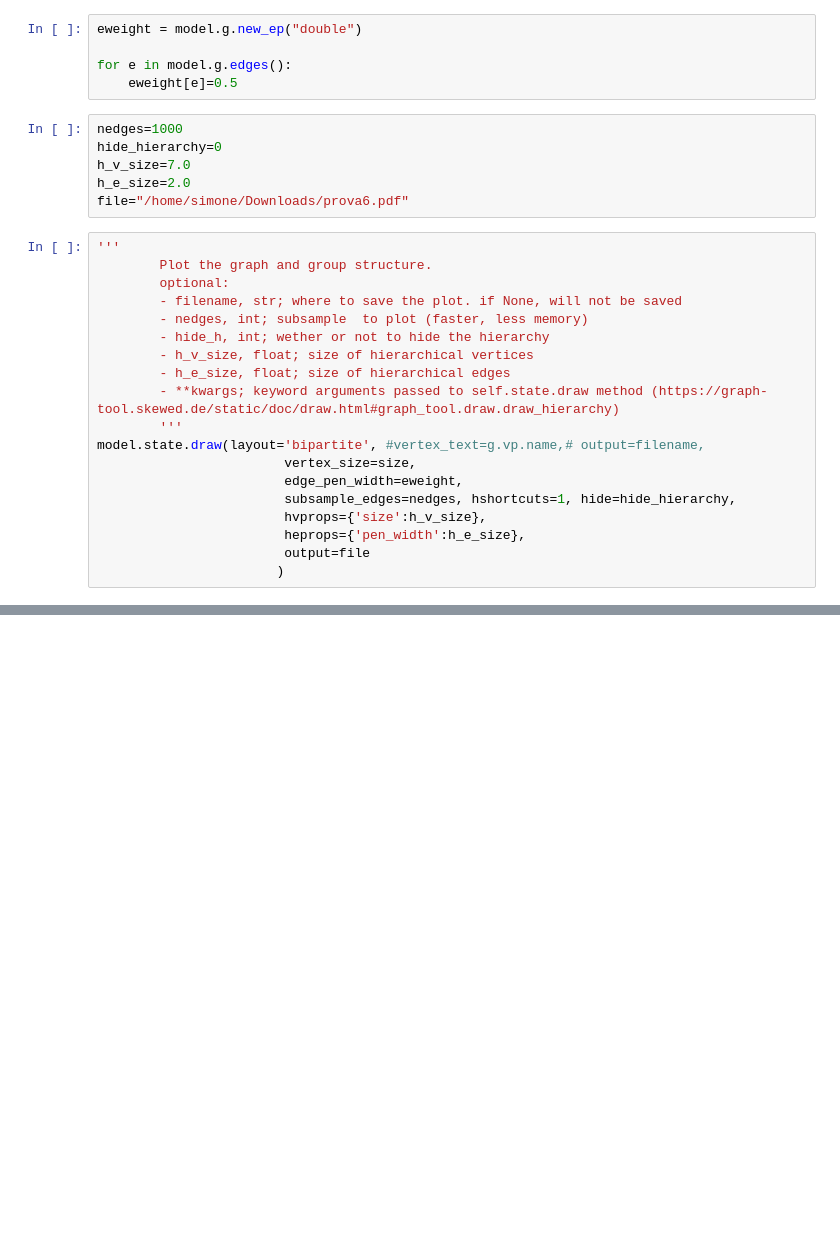
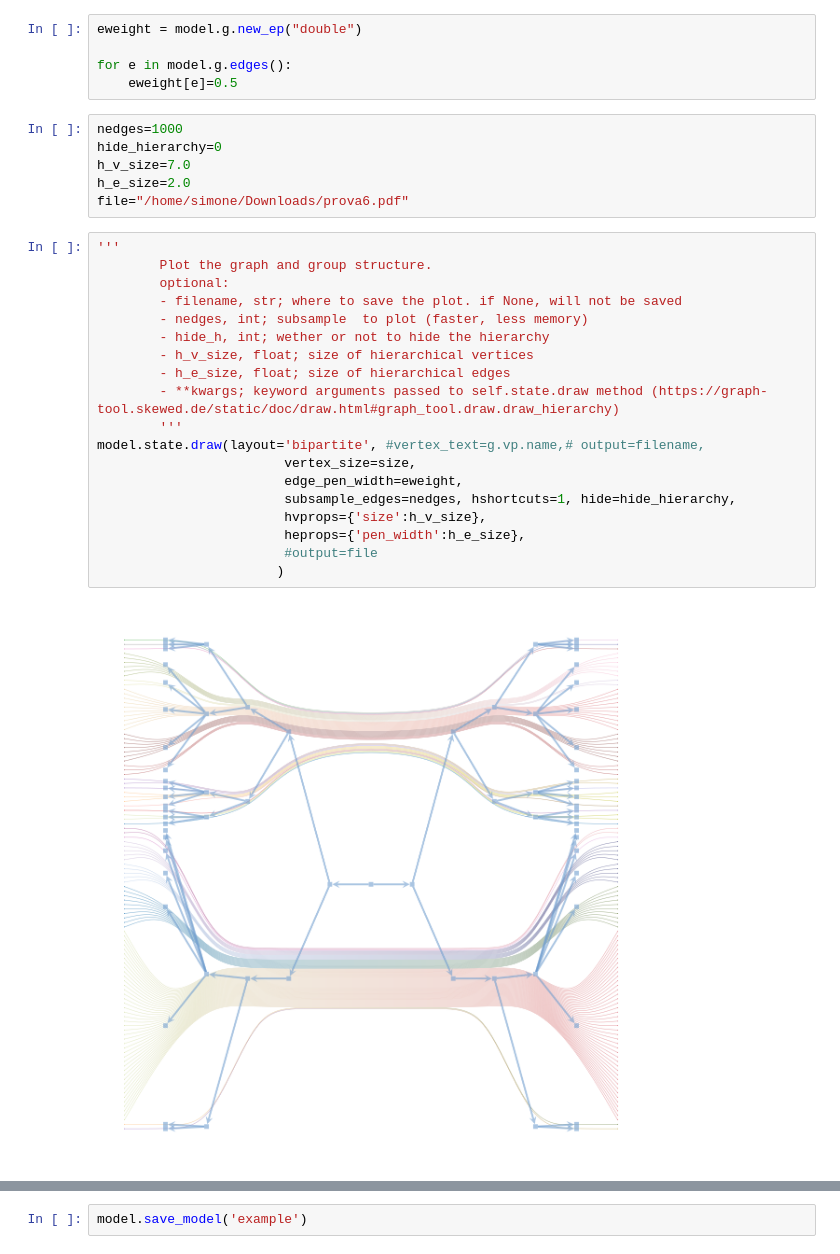
Before and after one commit to SimoneDaniotti/bipartite_sbm, a Jupyter notebook: tutorial.ipynb, the cells around one changed output, grey strips where cells are left out. Drawn from its saved outputs; the diff is of its cells as text; blank space fills up the shorter version.

```diff
--- a/tutorial.ipynb
+++ b/tutorial.ipynb
@@ -38,20 +46,21 @@ file="/home/simone/Downloads/prova6.pdf"
 # %%
 '''
         Plot the graph and group structure.
         optional:
         - filename, str; where to save the plot. if None, will not be saved
         - nedges, int; subsample  to plot (faster, less memory)
         - hide_h, int; wether or not to hide the hierarchy
         - h_v_size, float; size of hierarchical vertices
         - h_e_size, float; size of hierarchical edges
         - **kwargs; keyword arguments passed to self.state.draw method (https://graph-tool.skewed.de/static/doc/draw.html#graph_tool.draw.draw_hierarchy)
         '''
 model.state.draw(layout='bipartite', #vertex_text=g.vp.name,# output=filename,
                         vertex_size=size,
                         edge_pen_width=eweight,
                         subsample_edges=nedges, hshortcuts=1, hide=hide_hierarchy,
                         hvprops={'size':h_v_size},
                         heprops={'pen_width':h_e_size},
-                        output=file
+                        #output=file
                        )
 # %% [output]
+[figure, added]
@@ -60,0 +70,2 @@ model.state.draw(layout='bipartite', #vertex_text=g.vp.name,# output=filename,
+# %%
+model.save_model('example')
```
Also changed, not shown: parts of 3 cells of this notebook, 1 other file.
